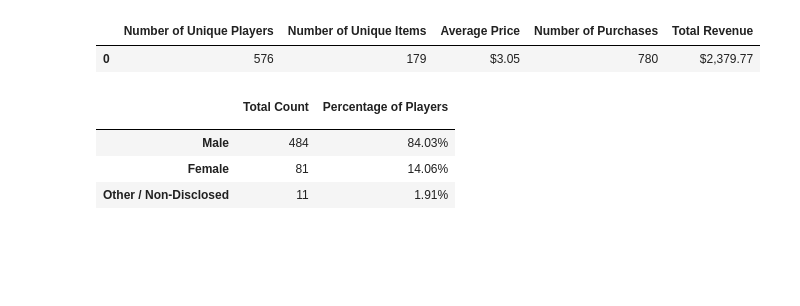
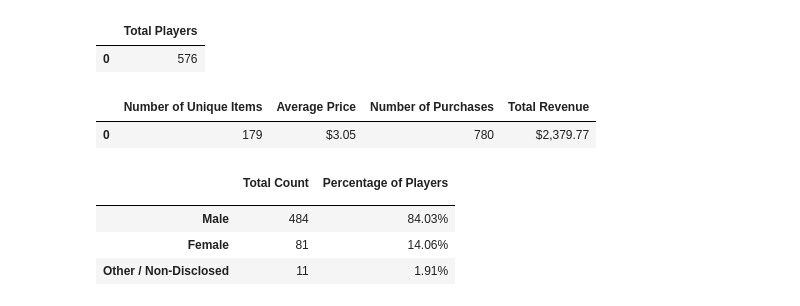
Before and after one commit to rpatel10491/pandas-challenge, a Jupyter notebook: HeroesOfPymoli/Heroes of Pymoli (Rohan Patel).ipynb, the cells around one changed output. Drawn from its saved outputs; the diff is of its cells as text; code cells hidden in the pictures; blank space fills up the shorter version.

```diff
--- a/HeroesOfPymoli/Heroes of Pymoli (Rohan Patel).ipynb
+++ b/HeroesOfPymoli/Heroes of Pymoli (Rohan Patel).ipynb
@@ -21,2 +21,12 @@ purchase_data.head()
+# %%
+#Display the total number of unique players
+unique_names = purchase_data["SN"].unique()
+total_players_df = len(unique_names)
+
+unique_players = pd.DataFrame({"Total Players": [total]})
+unique_players
+# %% [output]
+|  | Total Players |
+| 0 | 576 |
 # %%
 #Purchasing Analysis (Total)
@@ -39,21 +45,20 @@ revenue_df = purchase_data["Price"].sum()
 sales_df = purchase_data["Purchase ID"].count()
 # %%
 #Create a summary data frame to hold the results
-purchase_summary_df = pd.DataFrame({"Number of Unique Players": [total_players_df],
-                           "Number of Unique Items": [total_items],
-                           "Average Price": [average_price],
-                           "Number of Purchases": [sales_df],
-                           "Total Revenue": [revenue_df]})
+purchase_summary_df = pd.DataFrame({"Number of Unique Items": [total_items],
+                                    "Average Price": [average_price],
+                                    "Number of Purchases": [sales_df],
+                                    "Total Revenue": [revenue_df]})
 
 #Optional: give the displayed data cleaner formatting
 purchase_summary_df["Average Price"] = purchase_summary_df["Average Price"].map("${:.2f}".format)
 purchase_summary_df["Total Revenue"] = purchase_summary_df["Total Revenue"].map("${:,.2f}".format)
 
 #Display the PURCHASING ANALYSIS summary data frame
 purchase_summary_df
 # %% [output]
-|  | Number of Unique Players | Number of Unique Items | Average Price | Number of Purchases | Total Revenue |
-| 0 | 576 | 179 | $3.05 | 780 | $2,379.77 |
+|  | Number of Unique Items | Average Price | Number of Purchases | Total Revenue |
+| 0 | 179 | $3.05 | 780 | $2,379.77 |
 # %%
 #Gender Demographics
 
```
Also changed, not shown: parts of 2 cells of this notebook.
